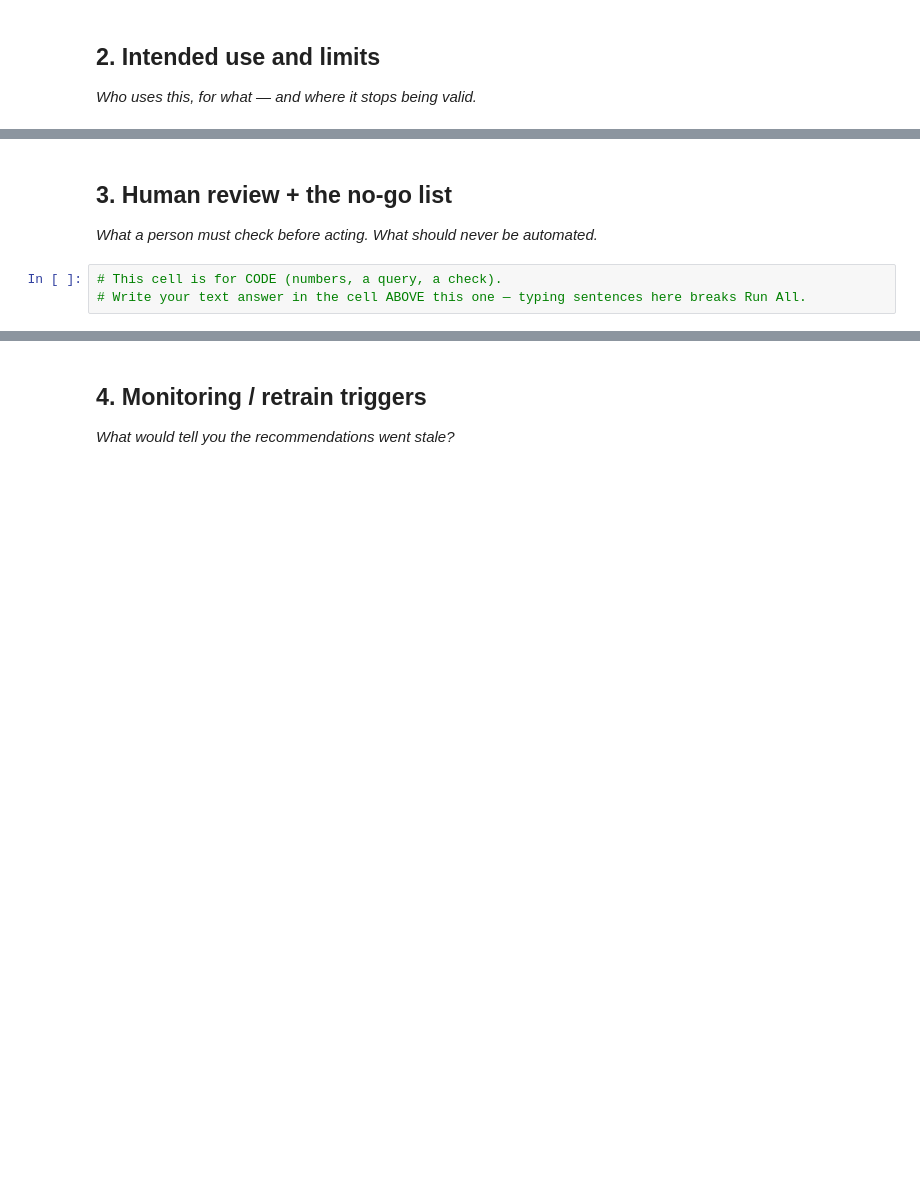
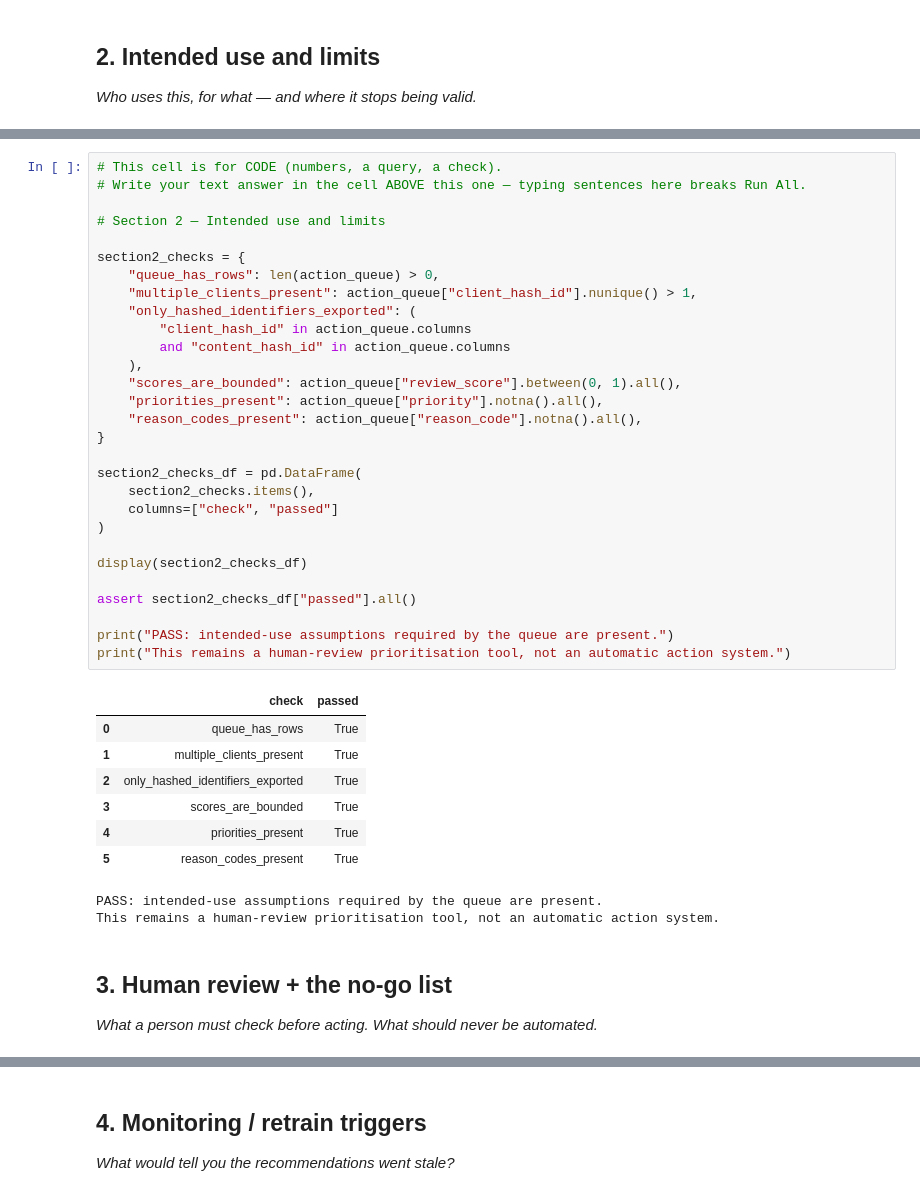
Before and after one commit to yasmeenmh90-beep/flyrank-ml-internship-starter, a Jupyter notebook: work/notebooks/w07_action_playbook.ipynb, the cells around one changed output, grey strips where cells are left out. Drawn from its saved outputs; the diff is of its cells as text; blank space fills up the shorter version.

```diff
--- a/work/notebooks/w07_action_playbook.ipynb
+++ b/work/notebooks/w07_action_playbook.ipynb
@@ -23,7 +519,43 @@ This skeleton is yours to fill. Work the sections **in order** — each one has
+# %%
+# This cell is for CODE (numbers, a query, a check).
+# Write your text answer in the cell ABOVE this one — typing sentences here breaks Run All.
+
+# Section 2 — Intended use and limits
+
+section2_checks = {
+    "queue_has_rows": len(action_queue) > 0,
+    "multiple_clients_present": action_queue["client_hash_id"].nunique() > 1,
+    "only_hashed_identifiers_exported": (
+        "client_hash_id" in action_queue.columns
+        and "content_hash_id" in action_queue.columns
+    ),
+    "scores_are_bounded": action_queue["review_score"].between(0, 1).all(),
+    "priorities_present": action_queue["priority"].notna().all(),
+    "reason_codes_present": action_queue["reason_code"].notna().all(),
+}
+
+section2_checks_df = pd.DataFrame(
+    section2_checks.items(),
+    columns=["check", "passed"]
+)
+
+display(section2_checks_df)
+
+assert section2_checks_df["passed"].all()
+
+print("PASS: intended-use assumptions required by the queue are present.")
+print("This remains a human-review prioritisation tool, not an automatic action system.")
+# %% [output]
+|  | check | passed |
+| 0 | queue_has_rows | True |
+| 1 | multiple_clients_present | True |
+| 2 | only_hashed_identifiers_exported | True |
+| 3 | scores_are_bounded | True |
+| 4 | priorities_present | True |
+| 5 | reason_codes_present | True |
+PASS: intended-use assumptions required by the queue are present.
+This remains a human-review prioritisation tool, not an automatic action system.
 # %% [markdown]
 ## 3. Human review + the no-go list
 
 *What a person must check before acting. What should never be automated.*
-# %%
-# This cell is for CODE (numbers, a query, a check).
-# Write your text answer in the cell ABOVE this one — typing sentences here breaks Run All.
```
Also changed, not shown: parts of 17 cells of this notebook.
